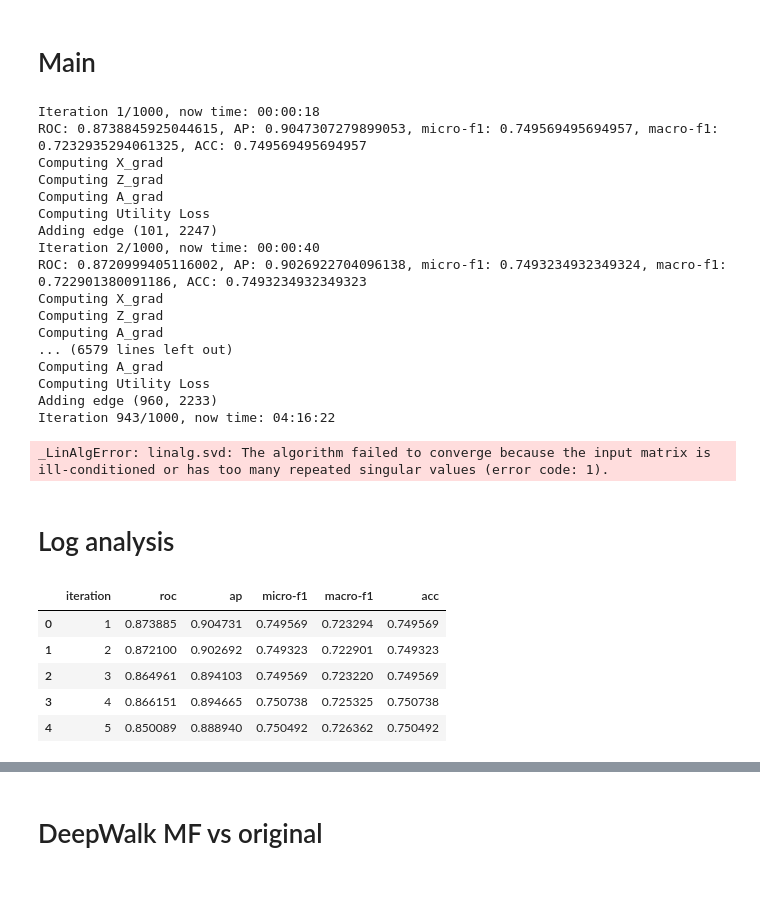
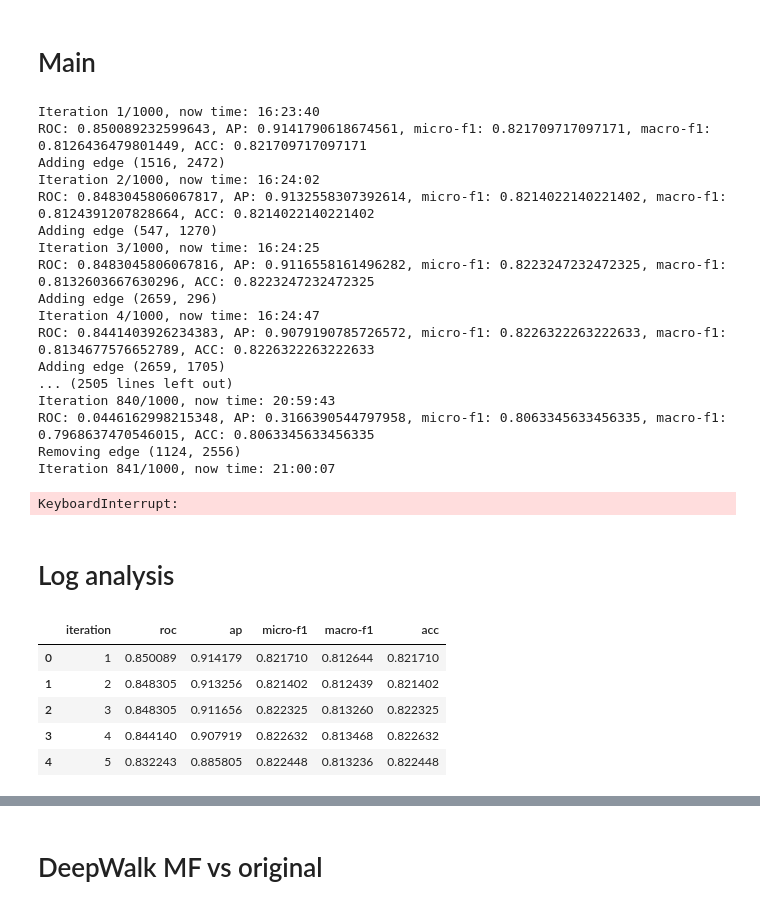
Before and after one commit to hungndo/Privacy_Network_Embeddings, a Jupyter notebook: PPNE.ipynb, the cells around one changed output, grey strips where cells are left out. Drawn from its saved outputs; the diff is of its cells as text; code cells hidden in the pictures.

```diff
--- a/PPNE.ipynb
+++ b/PPNE.ipynb
@@ -365,31 +365,31 @@ def PPNE(A, sampling_size, batching_size, n_iterations, walk_length, negative_sa
 # %%
 labels = cora_content.loc[list(G.nodes())]['label'].to_numpy()
 perturbed_embedding, perturbed_adj = PPNE(A, sampling_size=10000, batching_size=1, n_iterations=1000,
-                                          walk_length=5, negative_samples_size=10, embedding_dim=10,
+                                          walk_length=5, negative_samples_size=5, embedding_dim=128,
                                           pos_edges=pos_edges, neg_edges=neg_edges, k=1, verbose=True, eval=True, labels=labels)
 # %% [output]
-Iteration 1/1000, now time: 00:00:18
-ROC: 0.8738845925044615, AP: 0.9047307279899053, micro-f1: 0.749569495694957, macro-f1: 0.7232935294061325, ACC: 0.749569495694957
-Computing X_grad
-Computing Z_grad
-Computing A_grad
-Computing Utility Loss
-Adding edge (101, 2247)
-Iteration 2/1000, now time: 00:00:40
-ROC: 0.8720999405116002, AP: 0.9026922704096138, micro-f1: 0.7493234932349324, macro-f1: 0.722901380091186, ACC: 0.7493234932349323
-Computing X_grad
-Computing Z_grad
-Computing A_grad
-... (6579 lines left out)
-Computing A_grad
-Computing Utility Loss
-Adding edge (960, 2233)
-Iteration 943/1000, now time: 04:16:22
+Iteration 1/1000, now time: 16:23:40
+ROC: 0.850089232599643, AP: 0.9141790618674561, micro-f1: 0.821709717097171, macro-f1: 0.8126436479801449, ACC: 0.821709717097171
+Adding edge (1516, 2472)
+Iteration 2/1000, now time: 16:24:02
+ROC: 0.8483045806067817, AP: 0.9132558307392614, micro-f1: 0.8214022140221402, macro-f1: 0.8124391207828664, ACC: 0.8214022140221402
+Adding edge (547, 1270)
+Iteration 3/1000, now time: 16:24:25
+ROC: 0.8483045806067816, AP: 0.9116558161496282, micro-f1: 0.8223247232472325, macro-f1: 0.8132603667630296, ACC: 0.8223247232472325
+Adding edge (2659, 296)
+Iteration 4/1000, now time: 16:24:47
+ROC: 0.8441403926234383, AP: 0.9079190785726572, micro-f1: 0.8226322263222633, macro-f1: 0.8134677576652789, ACC: 0.8226322263222633
+Adding edge (2659, 1705)
+... (2505 lines left out)
+Iteration 840/1000, now time: 20:59:43
+ROC: 0.0446162998215348, AP: 0.3166390544797958, micro-f1: 0.8063345633456335, macro-f1: 0.7968637470546015, ACC: 0.8063345633456335
+Removing edge (1124, 2556)
+Iteration 841/1000, now time: 21:00:07
-_LinAlgError: linalg.svd: The algorithm failed to converge because the input matrix is ill-conditioned or has too many repeated singular values (error code: 1).
+KeyboardInterrupt:
 # %% [markdown]
 # Log analysis
 # %%
-with open('./logs/ours/cora_ppne_trade_off/first_implementation.txt', 'r') as file:
+with open('./logs/ours/cora_ppne_trade_off/2nd_implementation.txt', 'r') as file:
     log_text = file.read()
 
 def parse_log_to_dataframe(log_text):
@@ -406,35 +406,35 @@ def parse_log_to_dataframe(log_text):
     micro_f1_values = []
     macro_f1_values = []
     acc_values = []
 
     # Extract values from matches
     for match in matches:
         iterations.append(int(match[0]))
         roc_values.append(float(match[1]))
         ap_values.append(float(match[2]))
         micro_f1_values.append(float(match[3]))
         macro_f1_values.append(float(match[4]))
         acc_values.append(float(match[5]))
 
     # Create a dictionary with the extracted data
     data = {
         'iteration': iterations,
         'roc': roc_values,
         'ap': ap_values,
         'micro-f1': micro_f1_values,
         'macro-f1': macro_f1_values,
         'acc': acc_values
     }
 
     # Create and return the DataFrame
     return pd.DataFrame(data)
 
 log_df = parse_log_to_dataframe(log_text)
 log_df.head()
 # %% [output]
 |  | iteration | roc | ap | micro-f1 | macro-f1 | acc |
-| 0 | 1 | 0.873885 | 0.904731 | 0.749569 | 0.723294 | 0.749569 |
-| 1 | 2 | 0.872100 | 0.902692 | 0.749323 | 0.722901 | 0.749323 |
-| 2 | 3 | 0.864961 | 0.894103 | 0.749569 | 0.723220 | 0.749569 |
-| 3 | 4 | 0.866151 | 0.894665 | 0.750738 | 0.725325 | 0.750738 |
-| 4 | 5 | 0.850089 | 0.888940 | 0.750492 | 0.726362 | 0.750492 |
+| 0 | 1 | 0.850089 | 0.914179 | 0.821710 | 0.812644 | 0.821710 |
+| 1 | 2 | 0.848305 | 0.913256 | 0.821402 | 0.812439 | 0.821402 |
+| 2 | 3 | 0.848305 | 0.911656 | 0.822325 | 0.813260 | 0.822325 |
+| 3 | 4 | 0.844140 | 0.907919 | 0.822632 | 0.813468 | 0.822632 |
+| 4 | 5 | 0.832243 | 0.885805 | 0.822448 | 0.813236 | 0.822448 |
```
Also changed, not shown: parts of 13 cells of this notebook, 1 other file.
